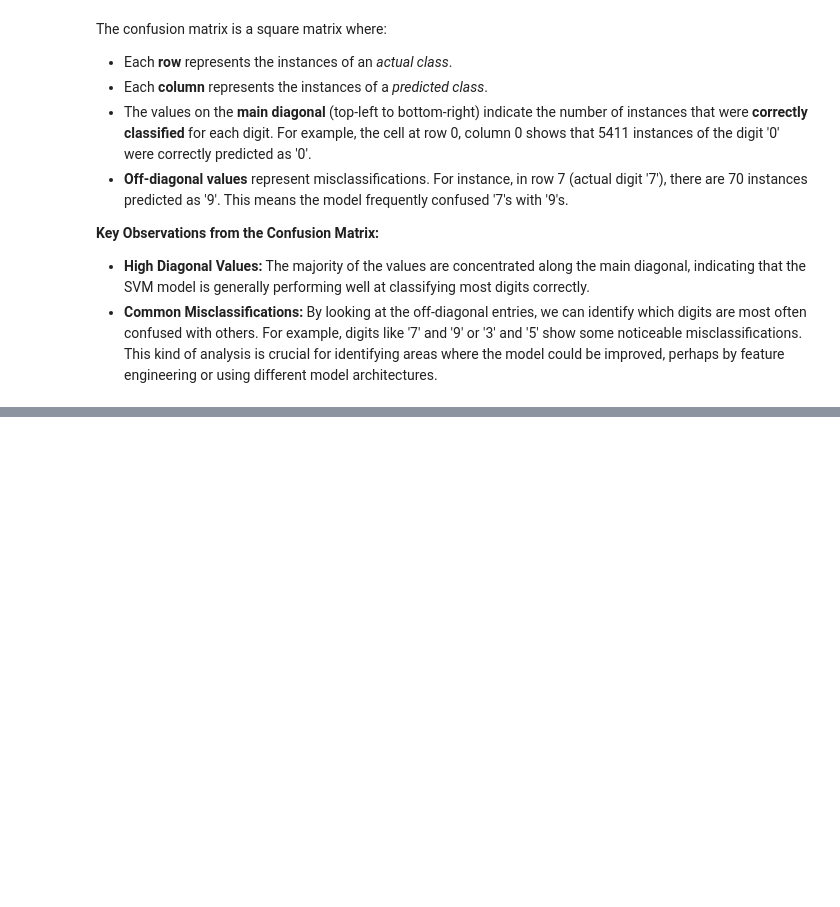
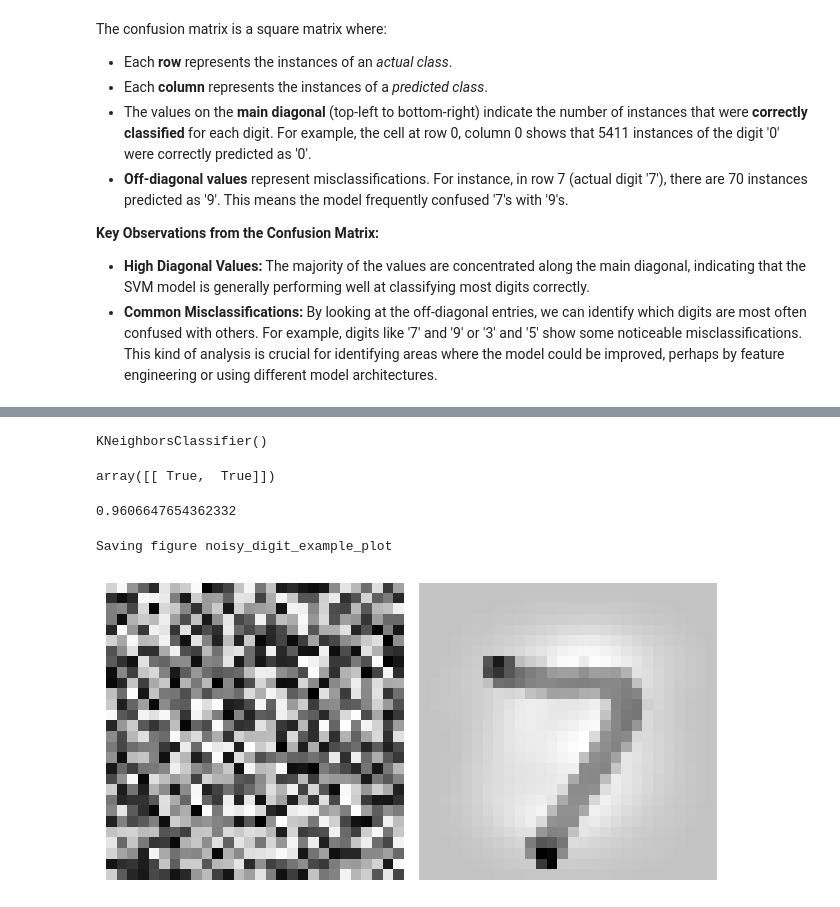
Before and after one commit to Wanjala-B/MNIST-Multilabel-classification-, a Jupyter notebook: Multiclass_Classification_Project.ipynb, the cells around one changed output, grey strips where cells are left out. Drawn from its saved outputs; the diff is of its cells as text; code cells hidden in the pictures; blank space fills up the shorter version.

```diff
--- a/Multiclass_Classification_Project.ipynb
+++ b/Multiclass_Classification_Project.ipynb
@@ -153,6 +153,25 @@ plot_confusion_matrix(conf_mx, classes=range(10), title="Confusion Matrix")
 plt.show()
 # %% [output]
 [figure]
+# %%
+import os
+
+# A helper function to display a digit
+def plot_digit(data):
+    image = data.reshape(28, 28)
+    plt.imshow(image, cmap="binary", interpolation="nearest")
+    plt.axis("off")
+
+# A helper function to save figures
+FIGURES_DIR = "figures"
+os.makedirs(FIGURES_DIR, exist_ok=True)
+
+def save_fig(fig_id, tight_layout=True, fig_extension="png", resolution=300):
+    path = os.path.join(FIGURES_DIR, fig_id + "." + fig_extension)
+    print("Saving figure", fig_id)
+    if tight_layout:
+        plt.tight_layout()
+    plt.savefig(path, format=fig_extension, dpi=resolution)
 # %% [markdown]
 ### Confusion Matrix Generation and Interpretation
 
@@ -179,0 +209,40 @@ The confusion matrix is a square matrix where:
+# %%
+#Multilabel Image Classification of Handwritten Digits (MNIST)
+from sklearn.neighbors import KNeighborsClassifier
+
+y_train_large = (y_train >= 7)
+y_train_odd = (y_train % 2 == 1)
+y_multilabel = np.c_[y_train_large, y_train_odd]
+
+knn_clf = KNeighborsClassifier()
+knn_clf.fit(X_train, y_multilabel)
+# %% [output]
+KNeighborsClassifier()
+# %%
+knn_clf.predict(some_digit)
+# %% [output]
+array([[ True,  True]])
+# %%
+from sklearn.model_selection import cross_val_predict
+from sklearn.metrics import f1_score
+y_train_knn_pred = cross_val_predict(knn_clf, X_train, y_multilabel, cv=3)
+f1_score(y_multilabel, y_train_knn_pred, average="macro")
+# %% [output]
+0.9606647654362332
+# %%
+#Multioutput Classification
+noise = np.random.randint(0, 100, (len(X_train), 784))
+X_train_mod = X_train + noise
+noise = np.random.randint(0, 100, (len(X_test), 784))
+X_test_mod = X_test + noise
+y_train_mod = X_train
+y_test_mod = X_test
+# %%
+some_index = 0
+plt.subplot(121); plot_digit(X_test_mod[some_index])
+plt.subplot(122); plot_digit(y_test_mod[some_index])
+save_fig("noisy_digit_example_plot")
+plt.show()
+# %% [output]
+Saving figure noisy_digit_example_plot
+[figure, added]
```
Also changed, not shown: parts of 2 cells of this notebook.
